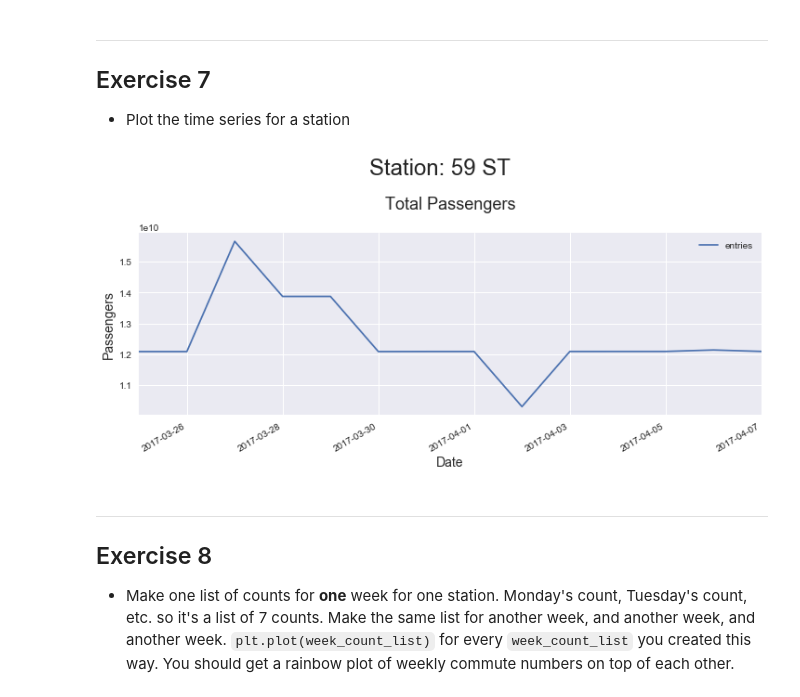
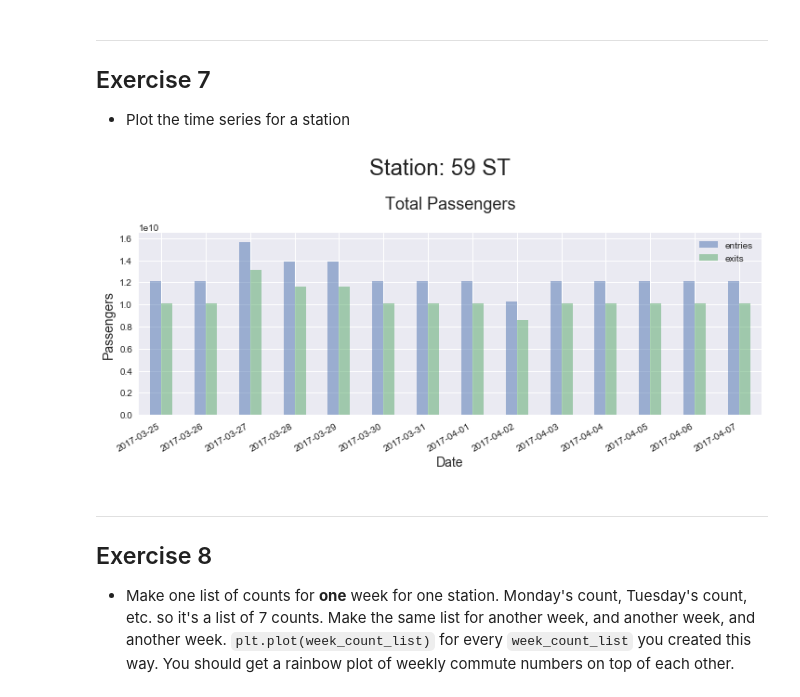
Before and after one commit to TimothyHelton/k2datascience, a Jupyter notebook: notebooks/EDA_MTA_Exercises.ipynb, the cells around one changed output. Drawn from its saved outputs; the diff is of its cells as text; code cells hidden in the pictures.

```diff
--- a/notebooks/EDA_MTA_Exercises.ipynb
+++ b/notebooks/EDA_MTA_Exercises.ipynb
@@ -412,20 +423,21 @@ station_daily.query('station == "59 ST"')
 # %%
 label_size = 14
 
 fig = plt.figure('Station 59 ST: Total Passengers', figsize=(12, 4),
                  facecolor='white', edgecolor='black')
 ax1 = plt.subplot2grid((1, 1), (0, 0))
 
 dt = station_daily.query('station == "59 ST"')
-dt.plot(x=dt.index.levels[1], y='entries', ax=ax1)
+dt.plot(kind='bar', x=dt.index.levels[1], alpha=0.5, ax=ax1)
+
+ax1.set_xlabel('Date', fontsize=label_size)
+ax1.set_ylabel('Passengers', fontsize=label_size)
 
 plt.suptitle('Station: 59 ST', fontsize=24, y=1.16);
 plt.title('Total Passengers', fontsize=18, y=1.10);
-ax1.set_xlabel('Date', fontsize=label_size)
-ax1.set_ylabel('Passengers', fontsize=label_size)
 fig.autofmt_xdate();
 # %% [output]
-[figure, old version]
+[figure, new version]
 # %% [markdown]
 ---
 ## Exercise 8
```
Also changed, not shown: parts of 9 cells of this notebook, 2 other files.
